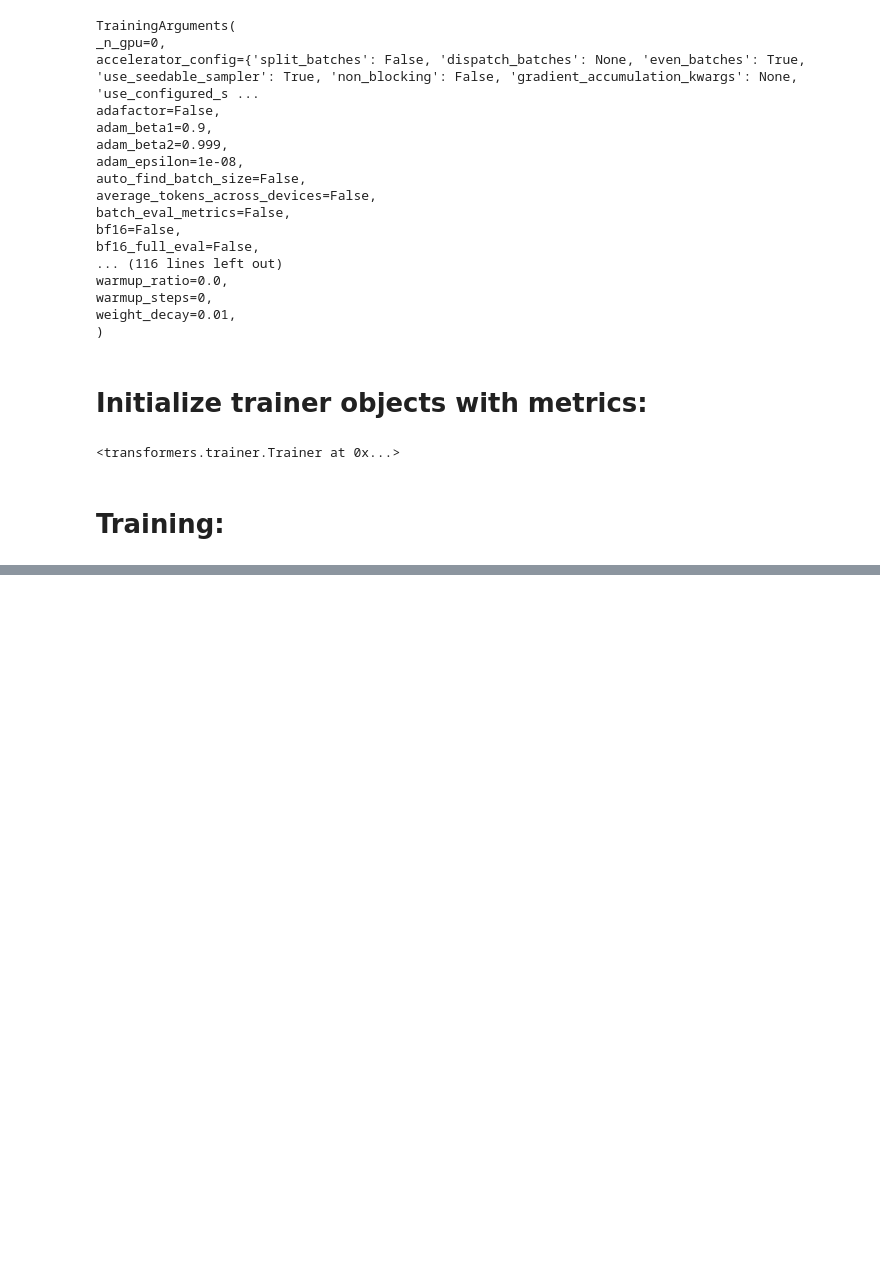
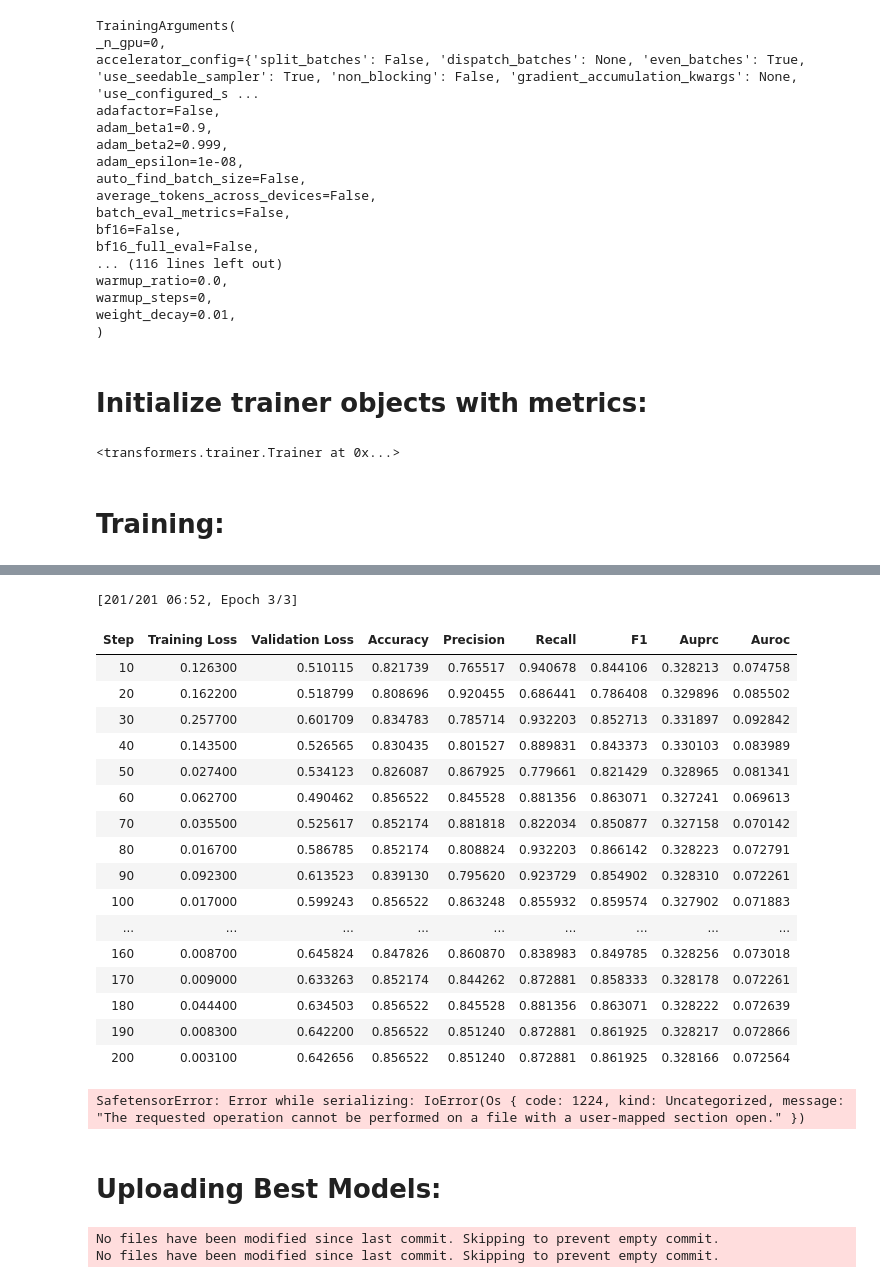
Before and after one commit to dlsmallw/NLPinitiative, a Jupyter notebook: notebooks/Model_Training.ipynb, the cells around one changed output, grey strips where cells are left out. Saved outputs shown, nothing was run; the diff lists cells and outputs as text; code cells hidden in the pictures; blank space fills up the shorter version.

Commit message:
Task-292 Implement method for importing and using current models

```diff
--- a/notebooks/Model_Training.ipynb
+++ b/notebooks/Model_Training.ipynb
@@ -111,8 +146,8 @@ BertForSequenceClassification(
 # %% [markdown]
 # Initializing training arguments:
 # %%
-bin_targs = train.bin_train_args()
-ml_targs = train.ml_regr_train_args()
+bin_targs = train.bin_train_args(num_train_epochs=3)
+ml_targs = train.ml_regr_train_args(num_train_epochs=3)
 bin_targs
 # %% [output]
 TrainingArguments(
@@ -161,4 +193,0 @@ bin_trainer
-# %%
-bin_trainer.train()
-bin_eval_res = bin_trainer.evaluate()
-bin_eval_res
@@ -185,4 +193,0 @@ bin_eval_res
-# %%
-ml_trainer.train()
-ml_eval_res = ml_trainer.evaluate()
-ml_eval_res
@@ -212,0 +194,29 @@ ml_eval_res
+# %%
+bin_eval_res, ml_eval_res = train.train(bin_trainer=bin_trainer, ml_trainer=ml_trainer)
+# %% [output]
+[201/201 06:52, Epoch 3/3]
+| Step | Training Loss | Validation Loss | Accuracy | Precision | Recall | F1 | Auprc | Auroc |
+| 10 | 0.126300 | 0.510115 | 0.821739 | 0.765517 | 0.940678 | 0.844106 | 0.328213 | 0.074758 |
+| 20 | 0.162200 | 0.518799 | 0.808696 | 0.920455 | 0.686441 | 0.786408 | 0.329896 | 0.085502 |
+| 30 | 0.257700 | 0.601709 | 0.834783 | 0.785714 | 0.932203 | 0.852713 | 0.331897 | 0.092842 |
+| 40 | 0.143500 | 0.526565 | 0.830435 | 0.801527 | 0.889831 | 0.843373 | 0.330103 | 0.083989 |
+| 50 | 0.027400 | 0.534123 | 0.826087 | 0.867925 | 0.779661 | 0.821429 | 0.328965 | 0.081341 |
+| 60 | 0.062700 | 0.490462 | 0.856522 | 0.845528 | 0.881356 | 0.863071 | 0.327241 | 0.069613 |
+| 70 | 0.035500 | 0.525617 | 0.852174 | 0.881818 | 0.822034 | 0.850877 | 0.327158 | 0.070142 |
+| 80 | 0.016700 | 0.586785 | 0.852174 | 0.808824 | 0.932203 | 0.866142 | 0.328223 | 0.072791 |
+| 90 | 0.092300 | 0.613523 | 0.839130 | 0.795620 | 0.923729 | 0.854902 | 0.328310 | 0.072261 |
+| 100 | 0.017000 | 0.599243 | 0.856522 | 0.863248 | 0.855932 | 0.859574 | 0.327902 | 0.071883 |
+| ... | ... | ... | ... | ... | ... | ... | ... | ... |
+| 160 | 0.008700 | 0.645824 | 0.847826 | 0.860870 | 0.838983 | 0.849785 | 0.328256 | 0.073018 |
+| 170 | 0.009000 | 0.633263 | 0.852174 | 0.844262 | 0.872881 | 0.858333 | 0.328178 | 0.072261 |
+| 180 | 0.044400 | 0.634503 | 0.856522 | 0.845528 | 0.881356 | 0.863071 | 0.328222 | 0.072639 |
+| 190 | 0.008300 | 0.642200 | 0.856522 | 0.851240 | 0.872881 | 0.861925 | 0.328217 | 0.072866 |
+| 200 | 0.003100 | 0.642656 | 0.856522 | 0.851240 | 0.872881 | 0.861925 | 0.328166 | 0.072564 |
+SafetensorError: Error while serializing: IoError(Os { code: 1224, kind: Uncategorized, message: "The requested operation cannot be performed on a file with a user-mapped section open." })
+# %% [markdown]
+# Uploading Best Models:
+# %%
+train.upload_best_models('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')
+# %% [output]
+No files have been modified since last commit. Skipping to prevent empty commit.
+No files have been modified since last commit. Skipping to prevent empty commit.
```
Also changed, not shown: parts of 7 cells of this notebook, 6 other files.
